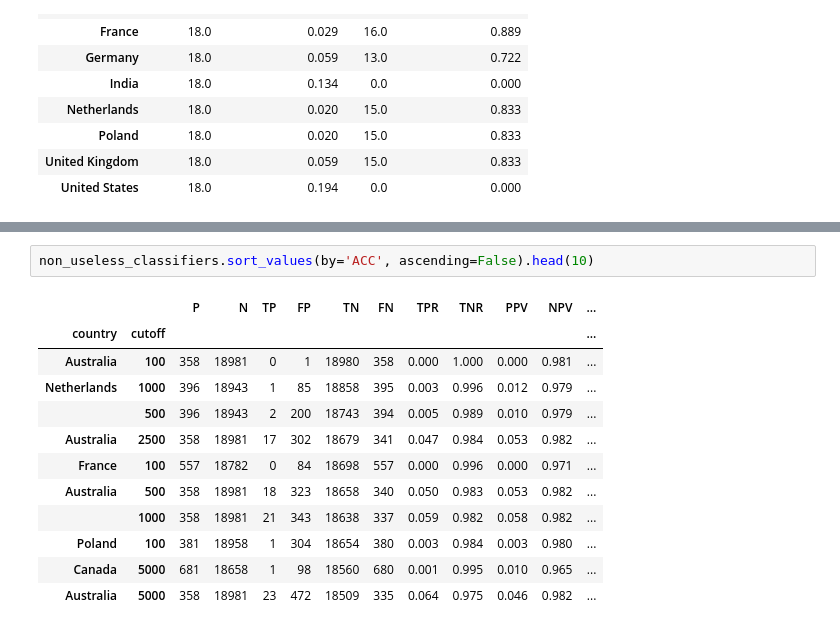
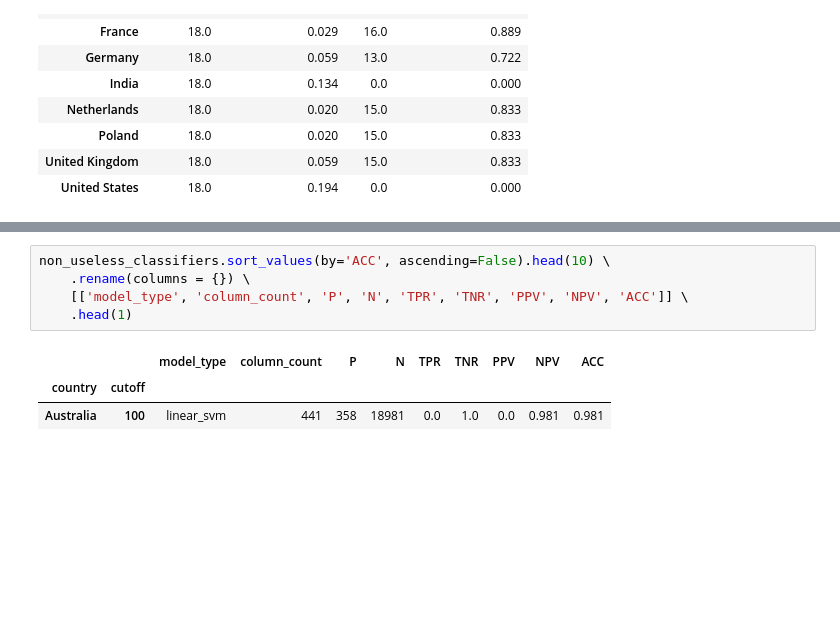
Before and after one commit to kylezeeuwen/ds-stackoverflow2020-analysis, a Jupyter notebook: notebook/visualise_binary_classifier_results.ipynb, the cells around one changed output, grey strips where cells are left out. Saved outputs shown, nothing was run; the diff lists cells and outputs as text; blank space fills up the shorter version.

```diff
--- a/notebook/visualise_results.ipynb
+++ b/notebook/visualise_binary_classifier_results.ipynb
@@ -127,15 +119,9 @@ non_useless_classifiers.sort_values(by='PPV', ascending=False).head(10)
 # %%
-non_useless_classifiers.sort_values(by='ACC', ascending=False).head(10)
+non_useless_classifiers.sort_values(by='ACC', ascending=False).head(10) \
+    .rename(columns = {}) \
+    [['model_type', 'column_count', 'P', 'N', 'TPR', 'TNR', 'PPV', 'NPV', 'ACC']] \
+    .head(1)
 # %% [output]
-|  |  | P | N | TP | FP | TN | FN | TPR | TNR | PPV | NPV | ... |
-| country | cutoff |  |  |  |  |  |  |  |  |  |  | ... |
-| Australia | 100 | 358 | 18981 | 0 | 1 | 18980 | 358 | 0.000 | 1.000 | 0.000 | 0.981 | ... |
-| Netherlands | 1000 | 396 | 18943 | 1 | 85 | 18858 | 395 | 0.003 | 0.996 | 0.012 | 0.979 | ... |
-|  | 500 | 396 | 18943 | 2 | 200 | 18743 | 394 | 0.005 | 0.989 | 0.010 | 0.979 | ... |
-| Australia | 2500 | 358 | 18981 | 17 | 302 | 18679 | 341 | 0.047 | 0.984 | 0.053 | 0.982 | ... |
-| France | 100 | 557 | 18782 | 0 | 84 | 18698 | 557 | 0.000 | 0.996 | 0.000 | 0.971 | ... |
-| Australia | 500 | 358 | 18981 | 18 | 323 | 18658 | 340 | 0.050 | 0.983 | 0.053 | 0.982 | ... |
-|  | 1000 | 358 | 18981 | 21 | 343 | 18638 | 337 | 0.059 | 0.982 | 0.058 | 0.982 | ... |
-| Poland | 100 | 381 | 18958 | 1 | 304 | 18654 | 380 | 0.003 | 0.984 | 0.003 | 0.980 | ... |
-| Canada | 5000 | 681 | 18658 | 1 | 98 | 18560 | 680 | 0.001 | 0.995 | 0.010 | 0.965 | ... |
-| Australia | 5000 | 358 | 18981 | 23 | 472 | 18509 | 335 | 0.064 | 0.975 | 0.046 | 0.982 | ... |
+|  |  | model_type | column_count | P | N | TPR | TNR | PPV | NPV | ACC |
+| country | cutoff |  |  |  |  |  |  |  |  |  |
+| Australia | 100 | linear_svm | 441 | 358 | 18981 | 0.0 | 1.0 | 0.0 | 0.981 | 0.981 |
```
Also changed, not shown: parts of 9 cells of this notebook, 4 other files.
